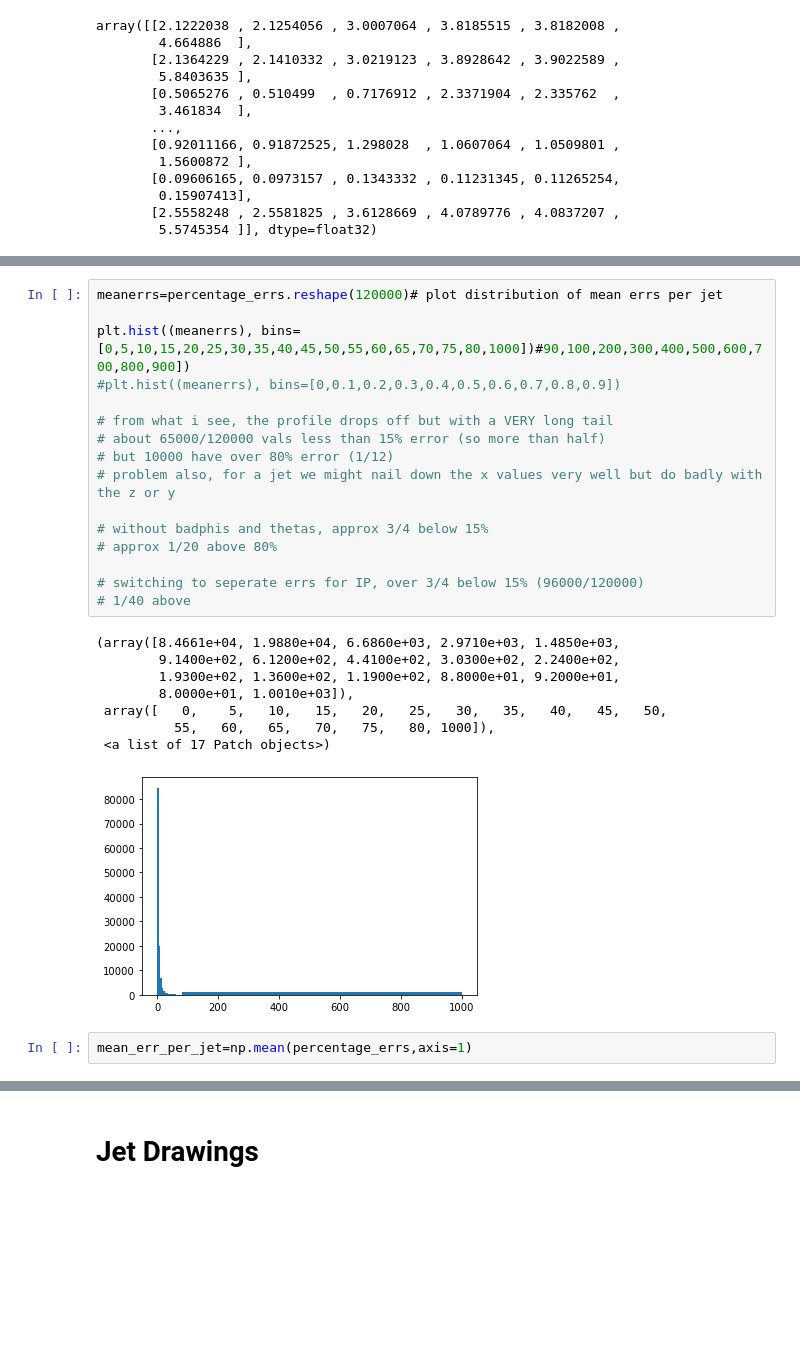
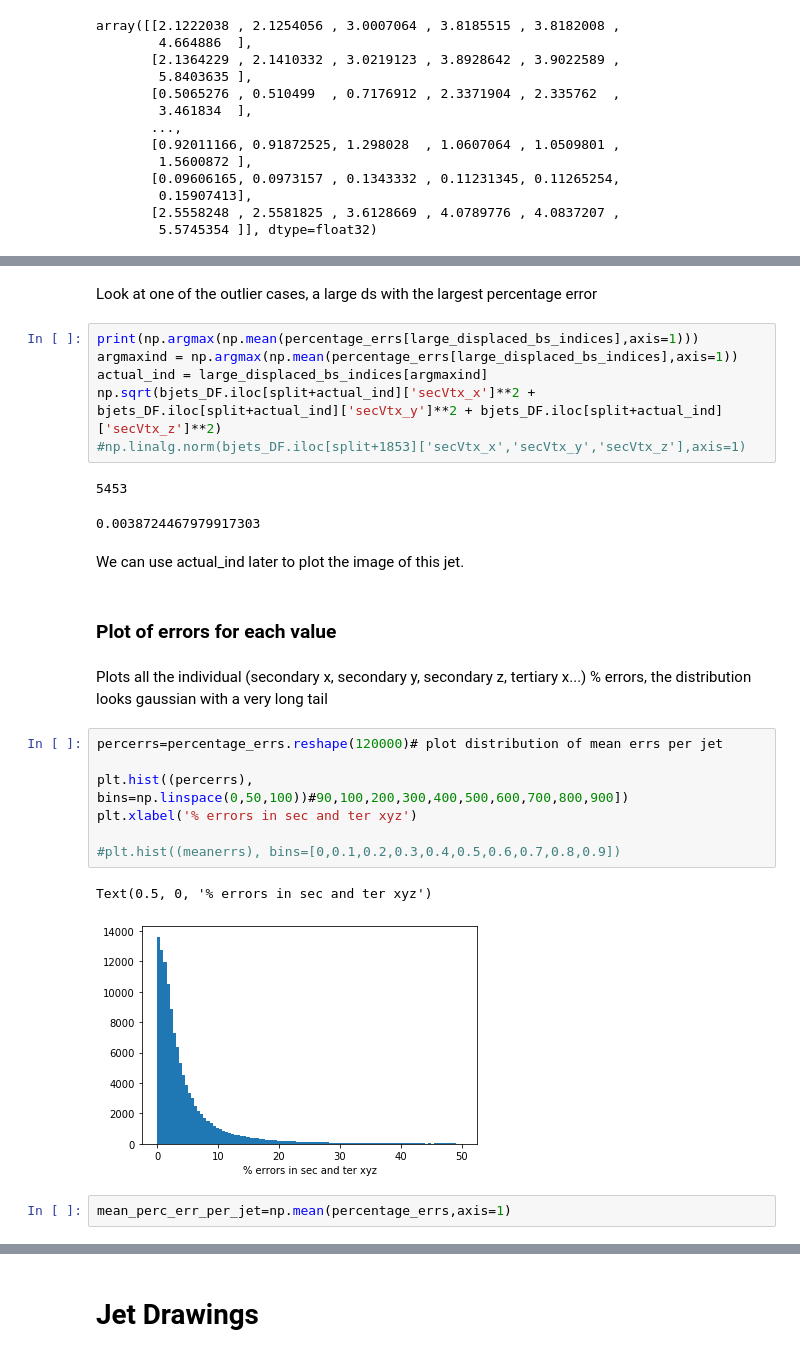
Before and after one commit to gregbarbour/RNNProject, a Jupyter notebook: an_rnn_example.ipynb, the cells around one changed output, grey strips where cells are left out. Cells and saved outputs as stored; diff of their text form; blank space fills up the shorter version.

Commit message:
cleaned up the analysis and plotting

```diff
--- a/an_rnn_example.ipynb
+++ b/an_rnn_example.ipynb
@@ -368,29 +417,31 @@ mae_per_jet = np.mean(abs((results-y_test)),axis=1)
+# %% [markdown]
+Look at one of the outlier cases, a large ds with the largest percentage error
+# %%
+print(np.argmax(np.mean(percentage_errs[large_displaced_bs_indices],axis=1)))
+argmaxind = np.argmax(np.mean(percentage_errs[large_displaced_bs_indices],axis=1))
+actual_ind = large_displaced_bs_indices[argmaxind]
+np.sqrt(bjets_DF.iloc[split+actual_ind]['secVtx_x']**2 + bjets_DF.iloc[split+actual_ind]['secVtx_y']**2 + bjets_DF.iloc[split+actual_ind]['secVtx_z']**2)
+#np.linalg.norm(bjets_DF.iloc[split+1853]['secVtx_x','secVtx_y','secVtx_z'],axis=1)
+# %% [output]
+5453
+0.0038724467979917303
+# %% [markdown]
+We can use actual_ind later to plot the image of this jet.
+# %% [markdown]
+### Plot of errors for each value
+# %% [markdown]
+Plots all the individual (secondary x, secondary y, secondary z, tertiary x...) % errors, the distribution looks gaussian with a very long tail
 # %%
-meanerrs=percentage_errs.reshape(120000)# plot distribution of mean errs per jet
+percerrs=percentage_errs.reshape(120000)# plot distribution of mean errs per jet
 
-plt.hist((meanerrs), bins=[0,5,10,15,20,25,30,35,40,45,50,55,60,65,70,75,80,1000])#90,100,200,300,400,500,600,700,800,900])
+plt.hist((percerrs), bins=np.linspace(0,50,100))#90,100,200,300,400,500,600,700,800,900])
+plt.xlabel('% errors in sec and ter xyz')
+
 #plt.hist((meanerrs), bins=[0,0.1,0.2,0.3,0.4,0.5,0.6,0.7,0.8,0.9])
-
-# from what i see, the profile drops off but with a VERY long tail
-# about 65000/120000 vals less than 15% error (so more than half)
-# but 10000 have over 80% error (1/12)
-# problem also, for a jet we might nail down the x values very well but do badly with the z or y
-
-# without badphis and thetas, approx 3/4 below 15%
-# approx 1/20 above 80%
-
-# switching to seperate errs for IP, over 3/4 below 15% (96000/120000)
-# 1/40 above
 # %% [output]
-(array([8.4661e+04, 1.9880e+04, 6.6860e+03, 2.9710e+03, 1.4850e+03,
-        9.1400e+02, 6.1200e+02, 4.4100e+02, 3.0300e+02, 2.2400e+02,
-        1.9300e+02, 1.3600e+02, 1.1900e+02, 8.8000e+01, 9.2000e+01,
-        8.0000e+01, 1.0010e+03]),
- array([   0,    5,   10,   15,   20,   25,   30,   35,   40,   45,   50,
-          55,   60,   65,   70,   75,   80, 1000]),
- <a list of 17 Patch objects>)
+Text(0.5, 0, '% errors in sec and ter xyz')
-[figure, old version]
+[figure, new version]
 # %%
-mean_err_per_jet=np.mean(percentage_errs,axis=1)
+mean_perc_err_per_jet=np.mean(percentage_errs,axis=1)
 # %%
 print(np.median(mae_per_jet)) # median error is 7% that's actually not too bad considering gauss err of 1% on 5 params (ish)
```
Also changed, not shown: parts of 51 cells of this notebook, 1 other file.
